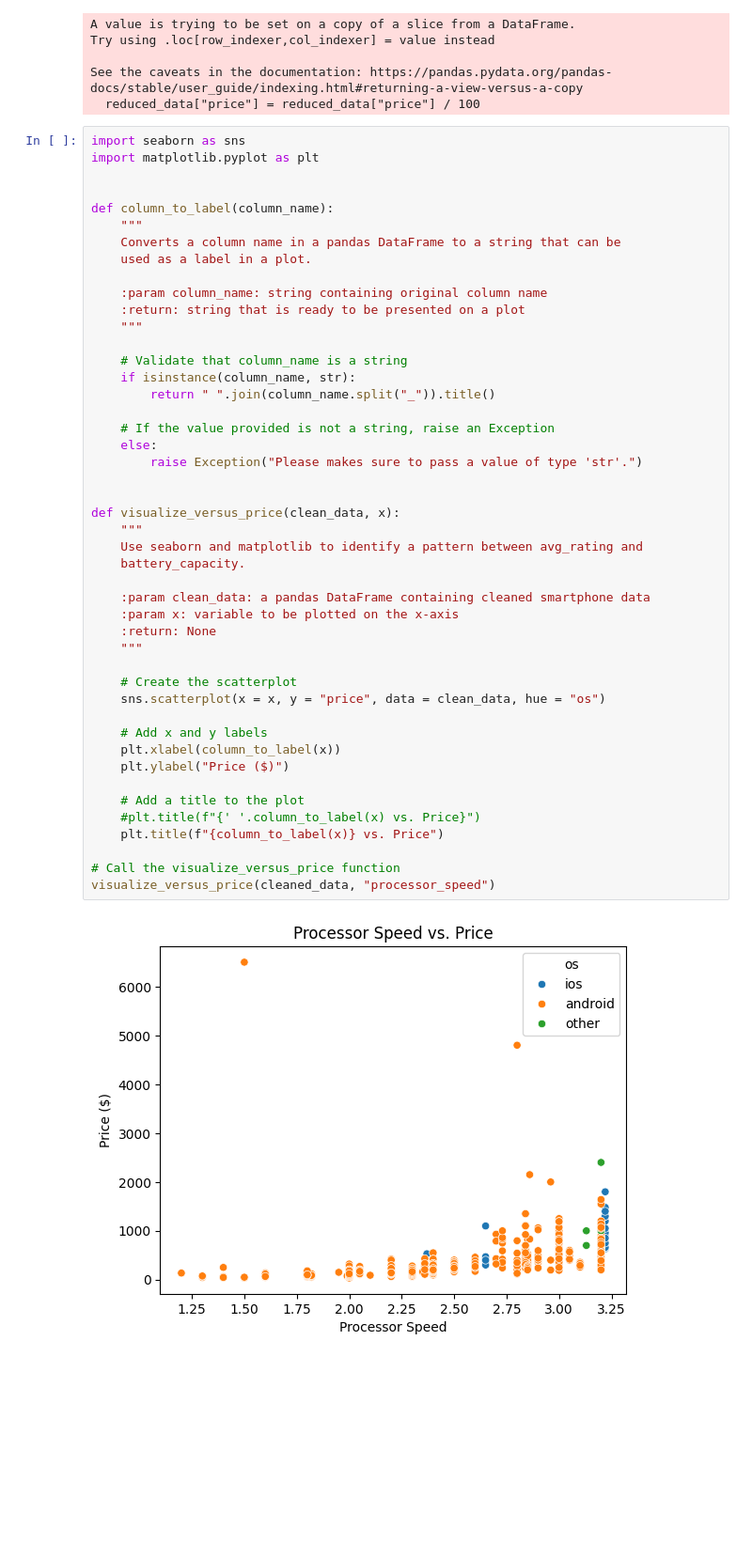
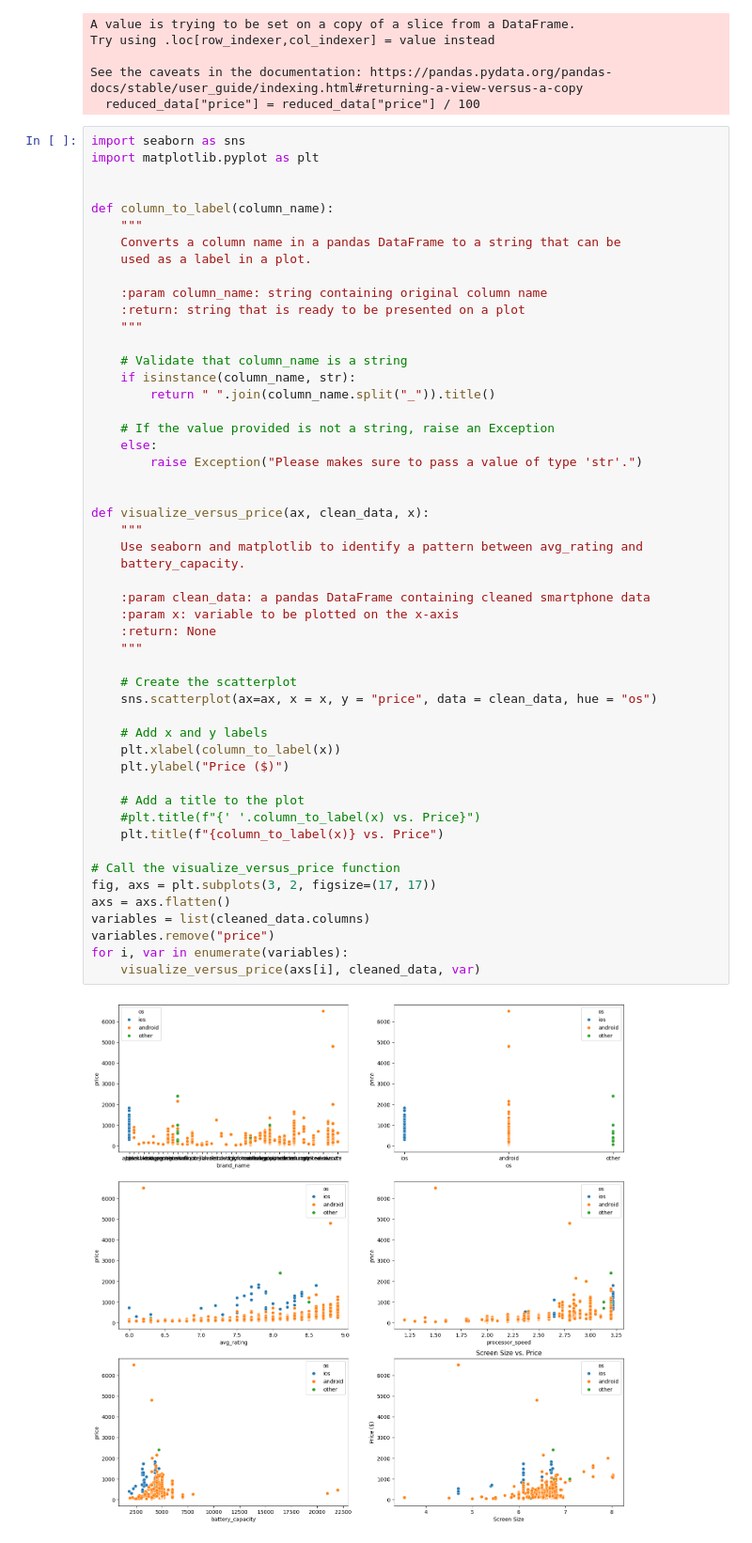
Before and after one commit to behzadgerami/Performing-a-Code-Review, a Jupyter notebook: performing_code_review.ipynb, the cells around one changed output. Shown at 94% size. Cells and saved outputs as stored; diff of their text form; blank space fills up the shorter version.

Commit message:
Having all plots in one run.

```diff
--- a/performing_code_review.ipynb
+++ b/performing_code_review.ipynb
@@ -96,34 +96,39 @@ def column_to_label(column_name):
     # Validate that column_name is a string
     if isinstance(column_name, str):
         return " ".join(column_name.split("_")).title()
 
     # If the value provided is not a string, raise an Exception
     else:
         raise Exception("Please makes sure to pass a value of type 'str'.")
 
 
-def visualize_versus_price(clean_data, x):
+def visualize_versus_price(ax, clean_data, x):
     """
     Use seaborn and matplotlib to identify a pattern between avg_rating and
     battery_capacity.
 
     :param clean_data: a pandas DataFrame containing cleaned smartphone data
     :param x: variable to be plotted on the x-axis
     :return: None
     """
 
     # Create the scatterplot
-    sns.scatterplot(x = x, y = "price", data = clean_data, hue = "os")
+    sns.scatterplot(ax=ax, x = x, y = "price", data = clean_data, hue = "os")
 
     # Add x and y labels
     plt.xlabel(column_to_label(x))
     plt.ylabel("Price ($)")
 
     # Add a title to the plot
     #plt.title(f"{' '.column_to_label(x) vs. Price}")
     plt.title(f"{column_to_label(x)} vs. Price")
 
 # Call the visualize_versus_price function
-visualize_versus_price(cleaned_data, "processor_speed")
+fig, axs = plt.subplots(3, 2, figsize=(17, 17))
+axs = axs.flatten()
+variables = list(cleaned_data.columns)
+variables.remove("price")
+for i, var in enumerate(variables):
+    visualize_versus_price(axs[i], cleaned_data, var)
 # %% [output]
-[figure, old version]
+[figure, new version]
```
Also changed, not shown: parts of 3 cells of this notebook.
